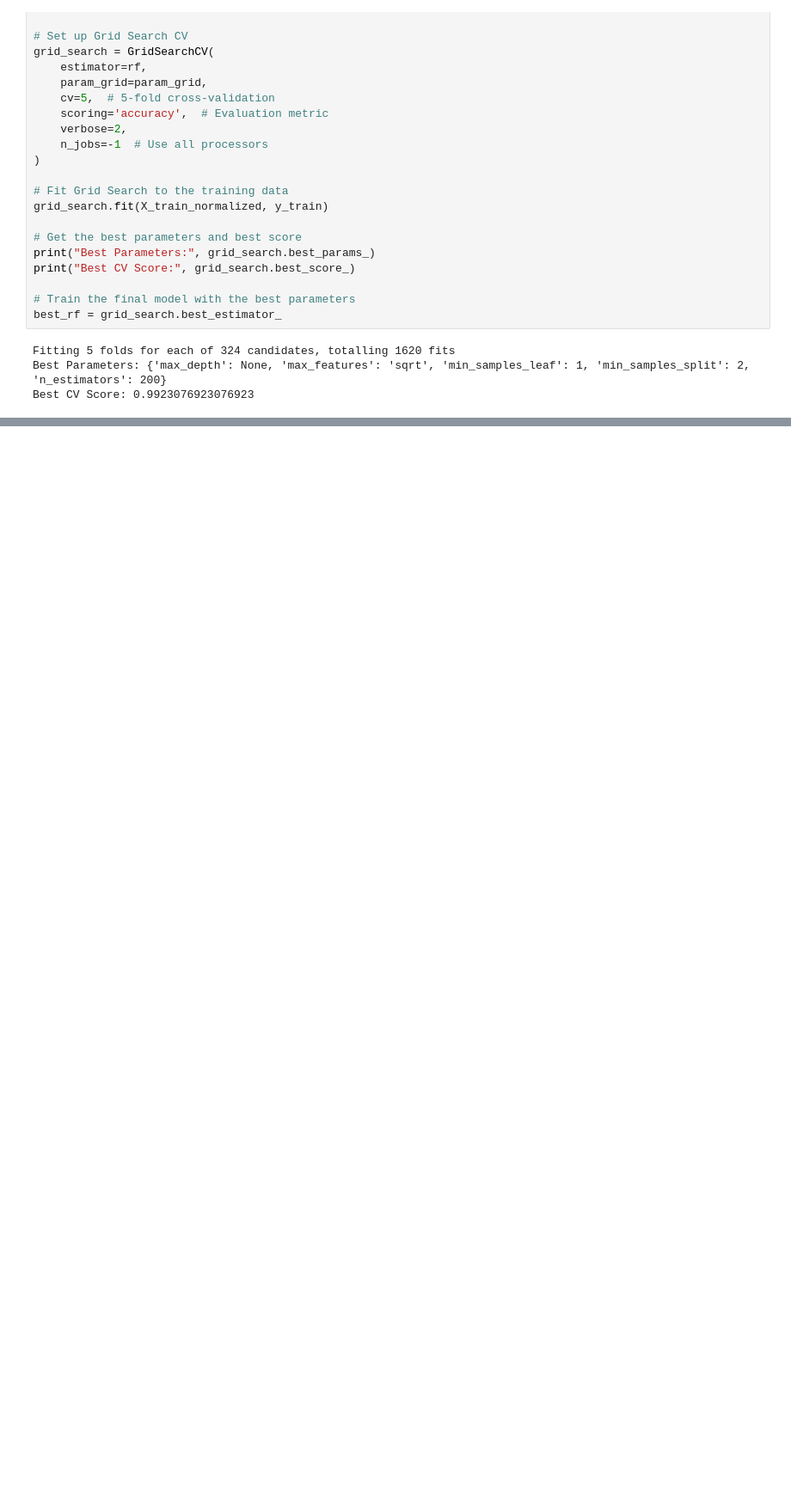
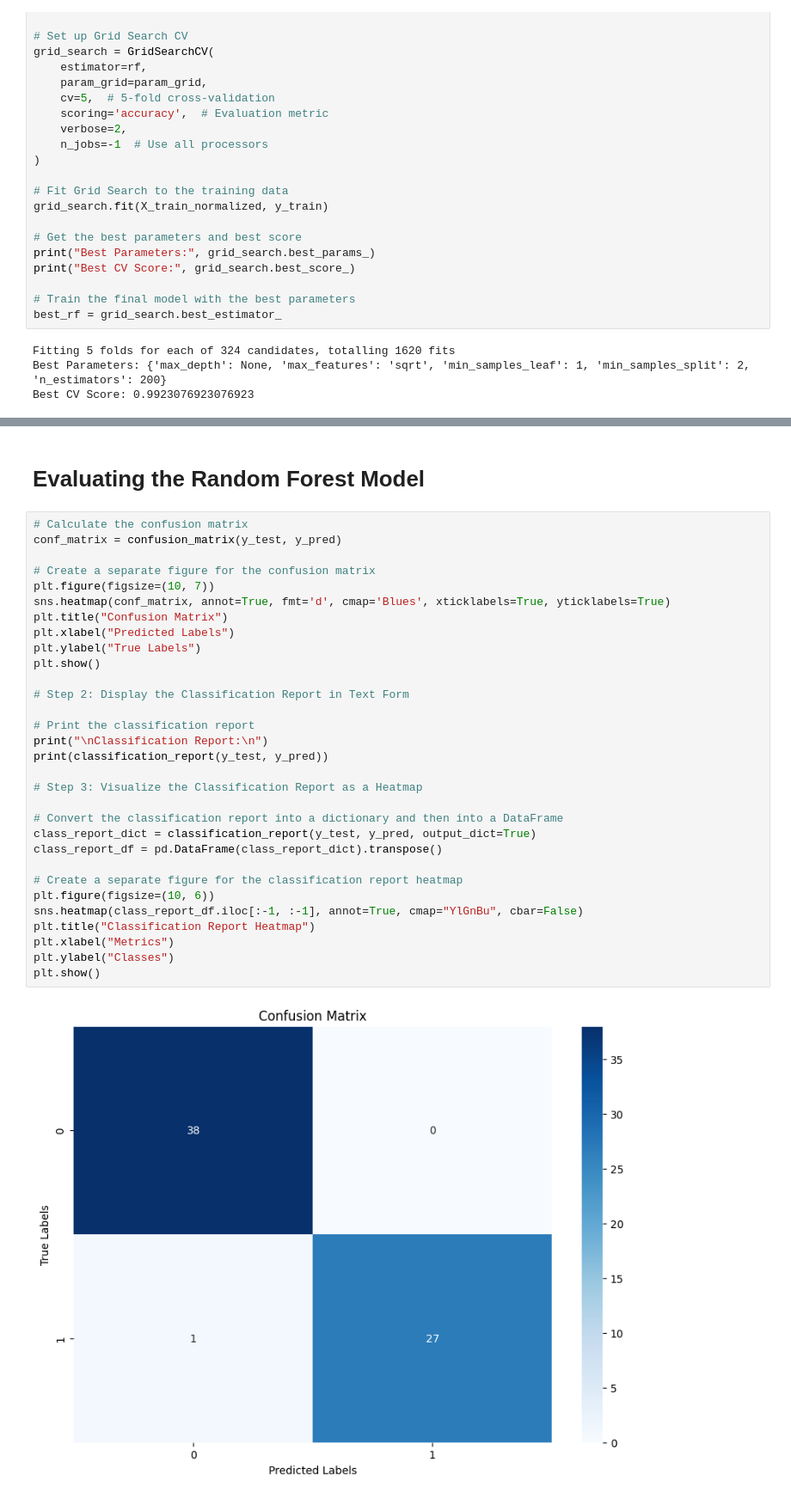
Before and after one commit to Shahroze-Gondal/Final_Project_kidney_disease_Classification, a Jupyter notebook: kidney_Classification_Code_.ipynb, the cells around one changed output, grey strips where cells are left out. Shown at 86% size. Saved outputs shown, nothing was run; the diff lists cells and outputs as text; blank space fills up the shorter version.

```diff
--- a/kidney_Classification_Code_.ipynb
+++ b/kidney_Classification_Code_.ipynb
@@ -601,0 +594,35 @@ weighted avg       0.99      0.98      0.98        66
+# %% [markdown]
+# Evaluating the Random Forest Model
+# %%
+# Calculate the confusion matrix
+conf_matrix = confusion_matrix(y_test, y_pred)
+
+# Create a separate figure for the confusion matrix
+plt.figure(figsize=(10, 7))
+sns.heatmap(conf_matrix, annot=True, fmt='d', cmap='Blues', xticklabels=True, yticklabels=True)
+plt.title("Confusion Matrix")
+plt.xlabel("Predicted Labels")
+plt.ylabel("True Labels")
+plt.show()
+
+# Step 2: Display the Classification Report in Text Form
+
+# Print the classification report
+print("\nClassification Report:\n")
+print(classification_report(y_test, y_pred))
+
+# Step 3: Visualize the Classification Report as a Heatmap
+
+# Convert the classification report into a dictionary and then into a DataFrame
+class_report_dict = classification_report(y_test, y_pred, output_dict=True)
+class_report_df = pd.DataFrame(class_report_dict).transpose()
+
+# Create a separate figure for the classification report heatmap
+plt.figure(figsize=(10, 6))
+sns.heatmap(class_report_df.iloc[:-1, :-1], annot=True, cmap="YlGnBu", cbar=False)
+plt.title("Classification Report Heatmap")
+plt.xlabel("Metrics")
+plt.ylabel("Classes")
+plt.show()
+# %% [output]
+[figure, added]
```
Also changed, not shown: parts of 17 cells of this notebook.
